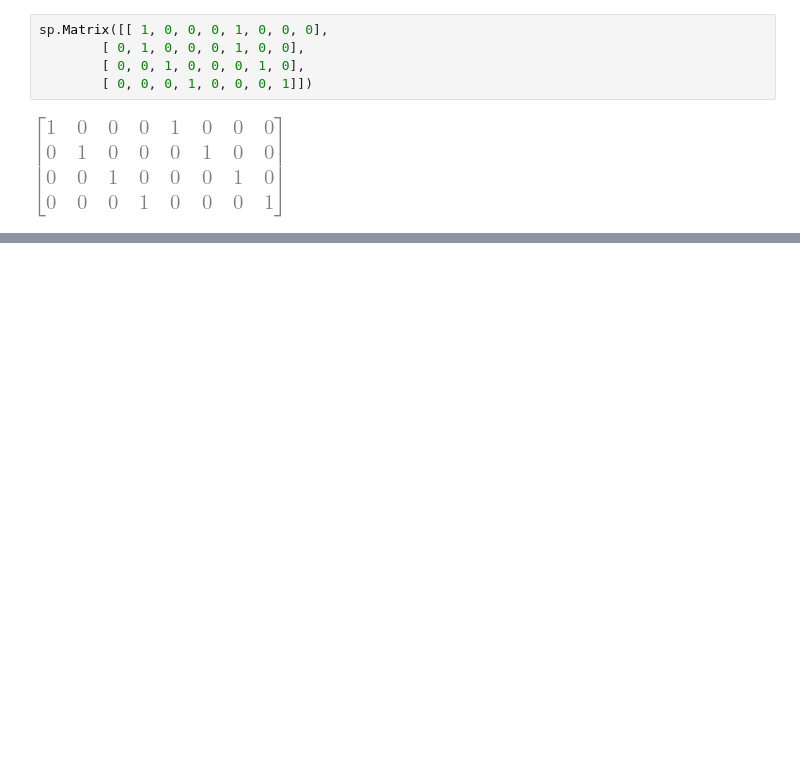
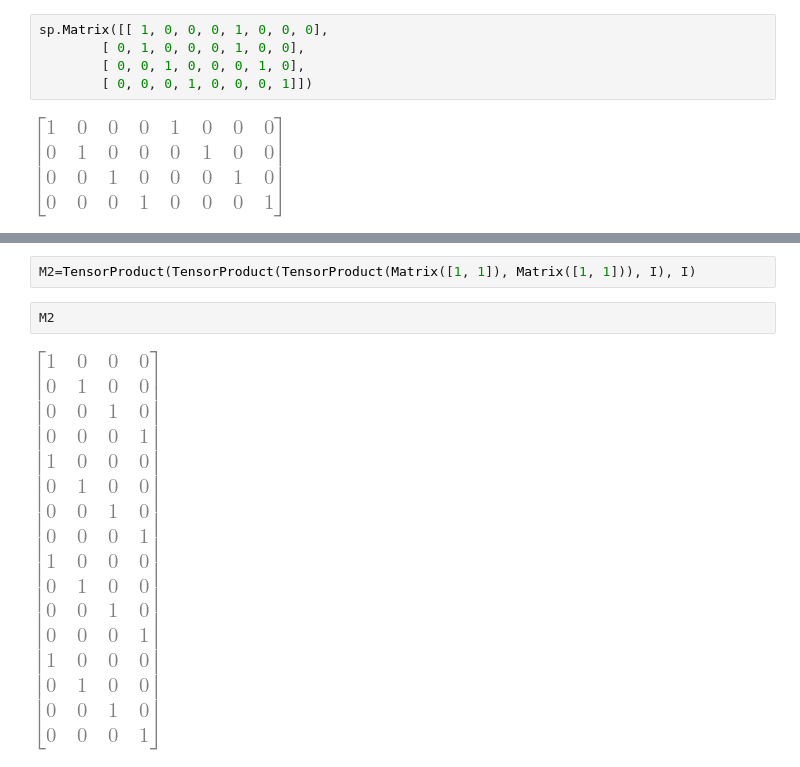
Before and after one commit to jbperin/hello-world, a Jupyter notebook: quantique/Simon.ipynb, the cells around one changed output, grey strips where cells are left out. Drawn from its saved outputs; the diff is of its cells as text; blank space fills up the shorter version.

```diff
--- a/quantique/Simon.ipynb
+++ b/quantique/Simon.ipynb
@@ -235,0 +287,6 @@ sp.Matrix([[ 1, 0, 0, 0, 1, 0, 0, 0],
+# %%
+M2=TensorProduct(TensorProduct(TensorProduct(Matrix([1, 1]), Matrix([1, 1])), I), I)
+# %%
+M2
+# %% [output]
+[figure, added]
```
Also changed, not shown: parts of 9 cells of this notebook.
